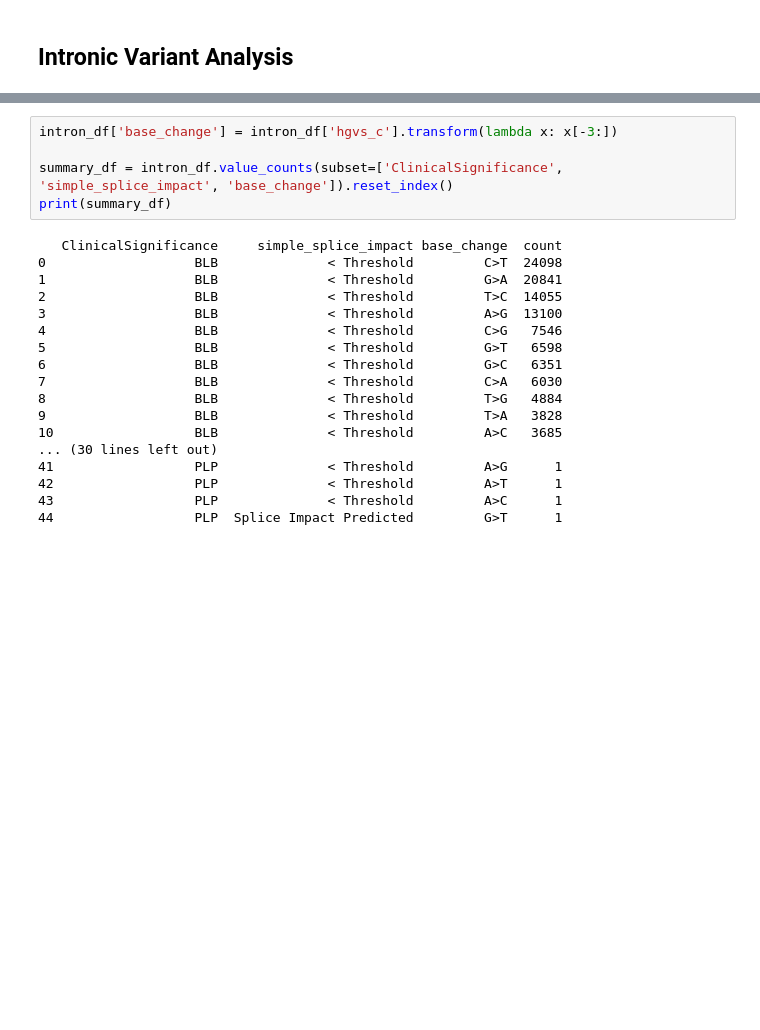
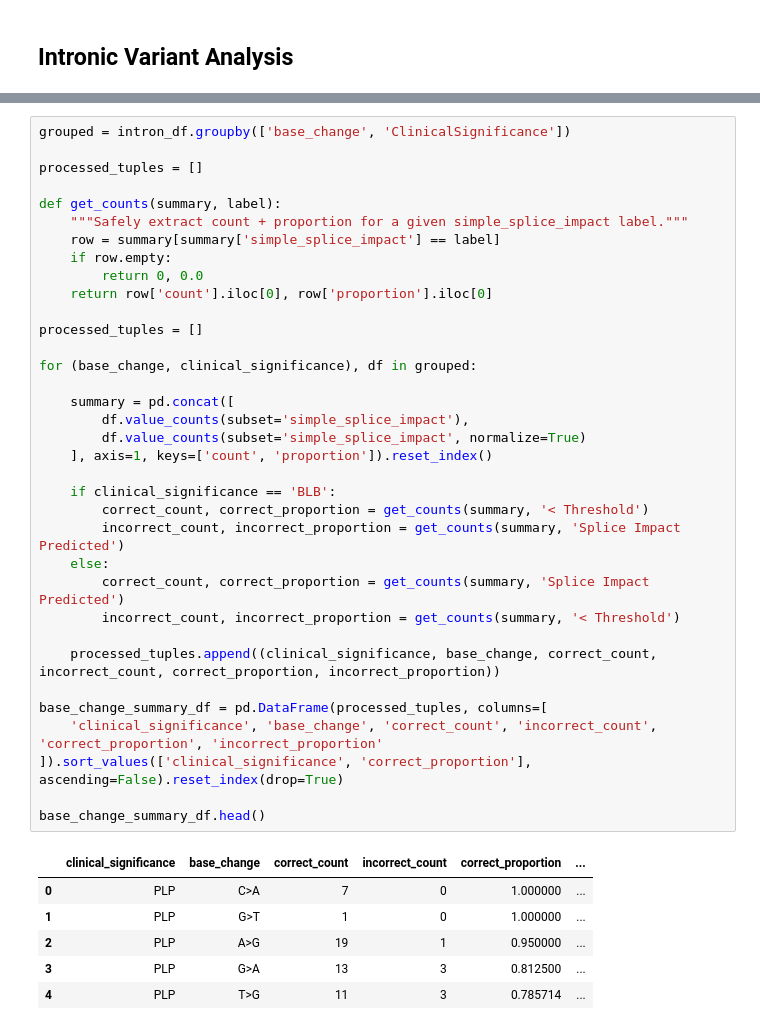
Before and after one commit to ivanw314/PillarProject_CAVA_Analysis, a Jupyter notebook: Notebooks/PP_SpliceAI_ClinVar_benchmark.ipynb, the cells around one changed output, grey strips where cells are left out. Saved outputs shown, nothing was run; the diff lists cells and outputs as text; blank space fills up the shorter version.

```diff
--- a/Notebooks/PP_SpliceAI_ClinVar_benchmark.ipynb
+++ b/Notebooks/PP_SpliceAI_ClinVar_benchmark.ipynb
@@ -407,23 +410,42 @@ plp_intron_df.head()
 # %%
-intron_df['base_change'] = intron_df['hgvs_c'].transform(lambda x: x[-3:])
+grouped = intron_df.groupby(['base_change', 'ClinicalSignificance'])
 
-summary_df = intron_df.value_counts(subset=['ClinicalSignificance', 'simple_splice_impact', 'base_change']).reset_index()
-print(summary_df)
+processed_tuples = []
+
+def get_counts(summary, label):
+    """Safely extract count + proportion for a given simple_splice_impact label."""
+    row = summary[summary['simple_splice_impact'] == label]
+    if row.empty:
+        return 0, 0.0
+    return row['count'].iloc[0], row['proportion'].iloc[0]
+
+processed_tuples = []
+
+for (base_change, clinical_significance), df in grouped:
+
+    summary = pd.concat([
+        df.value_counts(subset='simple_splice_impact'),
+        df.value_counts(subset='simple_splice_impact', normalize=True)
+    ], axis=1, keys=['count', 'proportion']).reset_index()
+
+    if clinical_significance == 'BLB':
+        correct_count, correct_proportion = get_counts(summary, '< Threshold')
+        incorrect_count, incorrect_proportion = get_counts(summary, 'Splice Impact Predicted')
+    else:
+        correct_count, correct_proportion = get_counts(summary, 'Splice Impact Predicted')
+        incorrect_count, incorrect_proportion = get_counts(summary, '< Threshold')
+
+    processed_tuples.append((clinical_significance, base_change, correct_count, incorrect_count, correct_proportion, incorrect_proportion))
+
+base_change_summary_df = pd.DataFrame(processed_tuples, columns=[
+    'clinical_significance', 'base_change', 'correct_count', 'incorrect_count', 'correct_proportion', 'incorrect_proportion'
+]).sort_values(['clinical_significance', 'correct_proportion'], ascending=False).reset_index(drop=True)
+
+base_change_summary_df.head()
 # %% [output]
-   ClinicalSignificance     simple_splice_impact base_change  count
-0                   BLB              < Threshold         C>T  24098
-1                   BLB              < Threshold         G>A  20841
-2                   BLB              < Threshold         T>C  14055
-3                   BLB              < Threshold         A>G  13100
-4                   BLB              < Threshold         C>G   7546
-5                   BLB              < Threshold         G>T   6598
-6                   BLB              < Threshold         G>C   6351
-7                   BLB              < Threshold         C>A   6030
-8                   BLB              < Threshold         T>G   4884
-9                   BLB              < Threshold         T>A   3828
-10                  BLB              < Threshold         A>C   3685
-... (30 lines left out)
-41                  PLP              < Threshold         A>G      1
-42                  PLP              < Threshold         A>T      1
-43                  PLP              < Threshold         A>C      1
-44                  PLP  Splice Impact Predicted         G>T      1
+|  | clinical_significance | base_change | correct_count | incorrect_count | correct_proportion | ... |
+| 0 | PLP | C>A | 7 | 0 | 1.000000 | ... |
+| 1 | PLP | G>T | 1 | 0 | 1.000000 | ... |
+| 2 | PLP | A>G | 19 | 1 | 0.950000 | ... |
+| 3 | PLP | G>A | 13 | 3 | 0.812500 | ... |
+| 4 | PLP | T>G | 11 | 3 | 0.785714 | ... |
```
Also changed, not shown: parts of 3 cells of this notebook.
